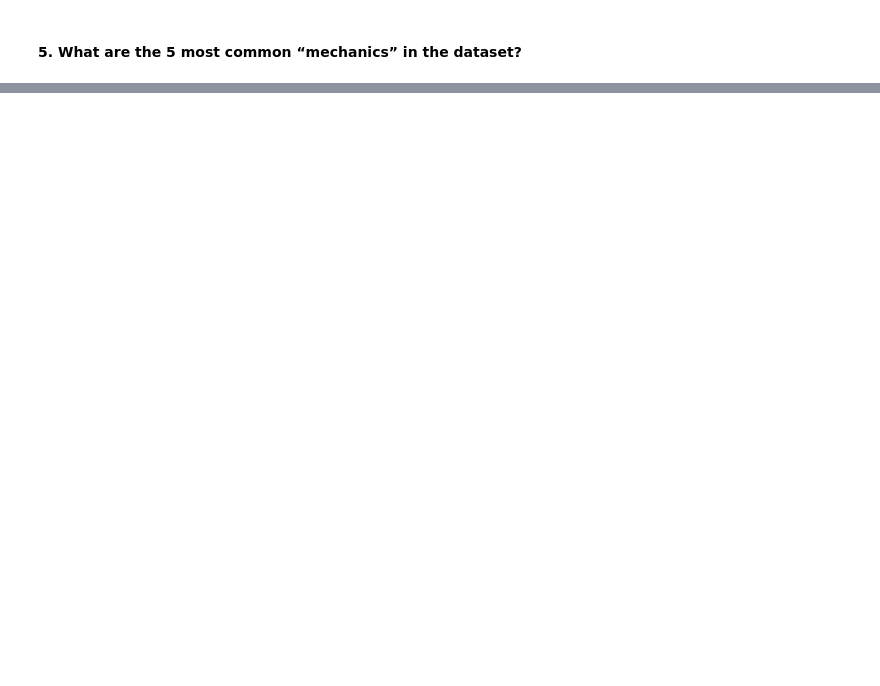
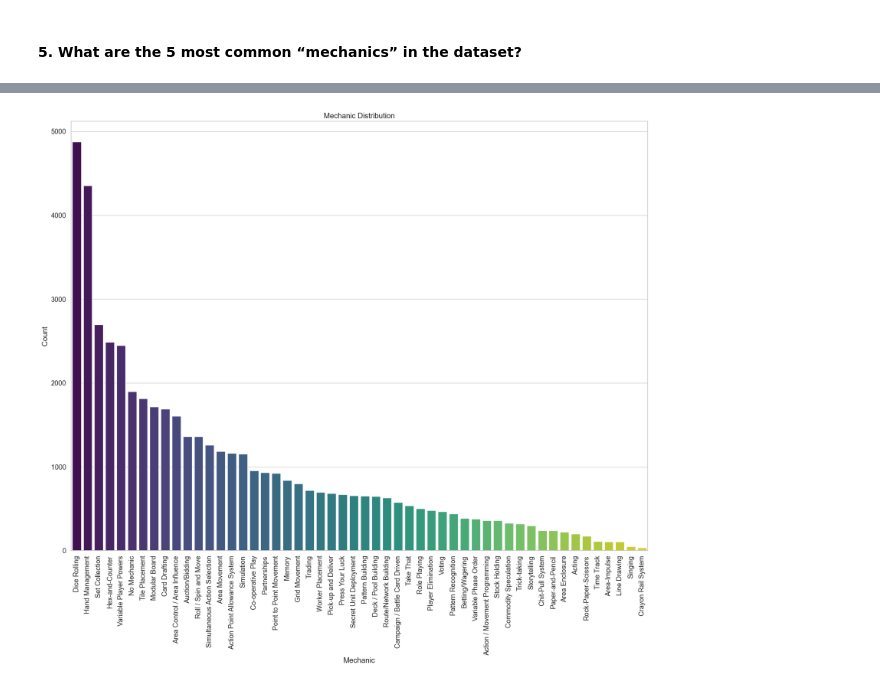
Before and after one commit to ayllinBukovic/AyllinBukovic_DVisHDip_CA1, a Jupyter notebook: AyllinBukovic_DVisHDip_CA1.ipynb, the cells around one changed output, grey strips where cells are left out. Saved outputs shown, nothing was run; the diff lists cells and outputs as text; code cells hidden in the pictures; blank space fills up the shorter version.

```diff
--- a/AyllinBukovic_DVisHDip_CA1.ipynb
+++ b/AyllinBukovic_DVisHDip_CA1.ipynb
@@ -489,0 +595,20 @@ plt.title("Old games median vs New games median");
+# %%
+datamechanic=df_games.values.tolist()
+# %%
+# Initialize an empty dictionary to store counts for each mechanic
+mechanic_counts = {}
+
+# Iterate through each row
+for row in datamechanic:
+    # Iterate through each column in the row
+    for i in range(27,len(row)):
+        mechanic= row[i]
+        # Count the occurrences of ,each category
+        if mechanic in mechanic_counts:
+            mechanic_counts[mechanic] += 1
+        else:
+            mechanic_counts[mechanic] = 1
+
+# Print the category counts
+for mechanic, count in mechanic_counts.items():
+    print(f"{mechanic}: {count}")
@@ -489,0 +633,3 @@ plt.title("Old games median vs New games median");
+# %%
+df_mech = pd.DataFrame(list(mechanic_counts.items()), columns=['Mechanic', 'Count'])
+df_mech
@@ -489,0 +654,3 @@ plt.title("Old games median vs New games median");
+# %%
+df_mech=df_mech.drop(5)
+df_mech
@@ -489,0 +675,19 @@ plt.title("Old games median vs New games median");
+# %%
+df_mech = df_mech.sort_values(by='Count', ascending=False)
+# Configura el estilo de Seaborn
+sns.set(style="whitegrid", font_scale=1.2)
+
+# Crea un barplot utilizando Seaborn
+plt.figure(figsize=(20, 15))
+sns.barplot(x="Mechanic", y="Count", data=df_mech, palette="viridis")
+
+# Añade etiquetas y título
+plt.xlabel("Mechanic")
+plt.ylabel("Count")
+plt.title("Mechanic Distribution")
+plt.xticks(rotation=90)
+
+# Muestra el gráfico
+plt.show()
+# %% [output]
+[figure, added]
```
Also changed, not shown: parts of 49 cells of this notebook.
